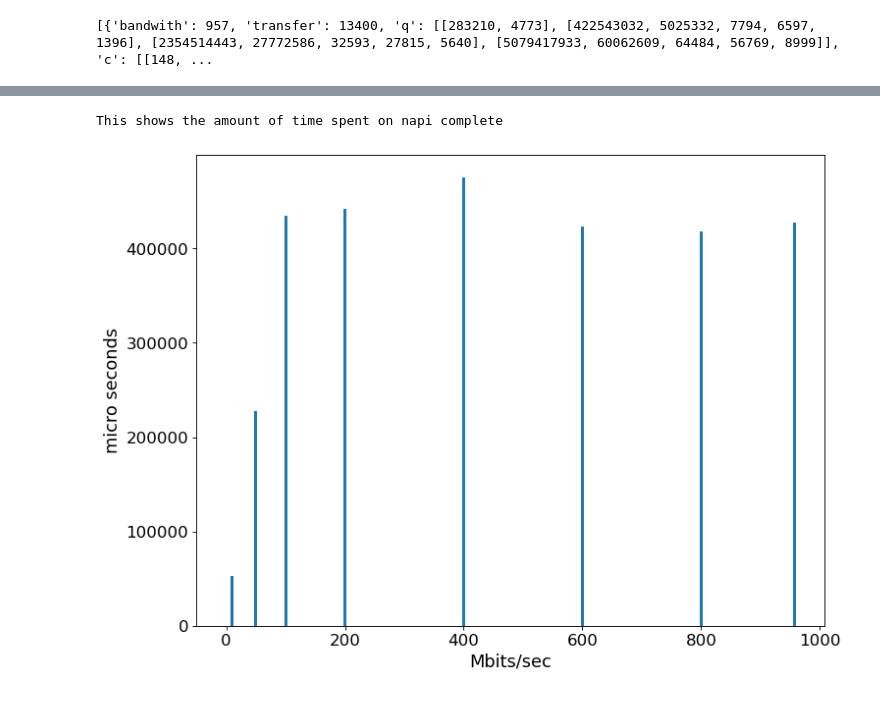
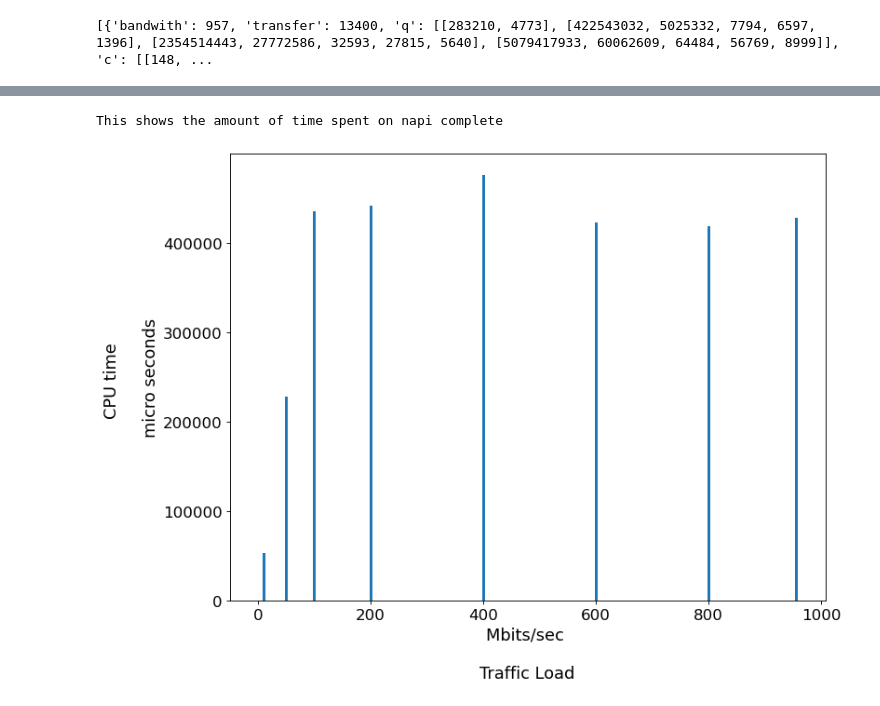
Before and after one commit to tariromukute/tpstat, a Jupyter notebook: ixgbe_linux-5.4.0-74-generic-x86_64_Intel_Xeon-KabyLake.ipynb, the cells around one changed output, grey strips where cells are left out. Drawn from its saved outputs; the diff is of its cells as text; code cells hidden in the pictures.

```diff
--- a/ixgbe_linux-5.4.0-74-generic-x86_64_Intel_Xeon-KabyLake.ipynb
+++ b/ixgbe_linux-5.4.0-74-generic-x86_64_Intel_Xeon-KabyLake.ipynb
@@ -353,24 +353,24 @@ This graph shows q1 (pkt poll time) for different bandwidth of packets sent to t
 # %%
 caption = '''
 This graph shows q2 (skb-ip prep time) for different bandwidth of packets sent to the DUT. q2 (skb-ip prep time) this is the time taken to prepare the skb created earlier for processing to the ip protocol. This from when napi_complete_done is called to when netif_receive_skb is envoked.
 '''
 fig = plt.figure(figsize=(8,6), dpi=80)
 ax2 = fig.add_axes([0,0,1,1])
 
 ax2.bar([(o + 0) for o in bandwidth], q2_rx_time, width=5, label='skb-ip prep time')
 
-ax2.set_xlabel('Mbits/sec', fontsize=16)
-ax2.set_ylabel('micro seconds', fontsize=16)
+ax2.set_xlabel('Mbits/sec \n\nTraffic Load', fontsize=16)
+ax2.set_ylabel('CPU time \n\nmicro seconds', fontsize=16)
 
 plt.xticks(fontsize=15)
 plt.yticks(fontsize=15)
 
 print("This shows the amount of time spent on napi complete")
 plt.show()
 fig.savefig('figures/skb-ip_prep_time.png')
 # %% [output]
 This shows the amount of time spent on napi complete
-[figure, old version]
+[figure, new version]
 # %%
 caption = '''
 This graph shows q4 (ip processing time) for different bandwidth of packets sent to the DUT. q4 (ip processing time) this is the time taken to apply ip protocol based functions to the skb/pkt and the decision of the where the packets are to be delivered locally or not. Note: just before the process starts the following hooks can be applied in their order: generic XDP, tc, netfilter ingress.  This is recorded from when netif_receive_skb is called to when ip_local_deliver is called.
```
Also changed, not shown: parts of 6 cells of this notebook.
